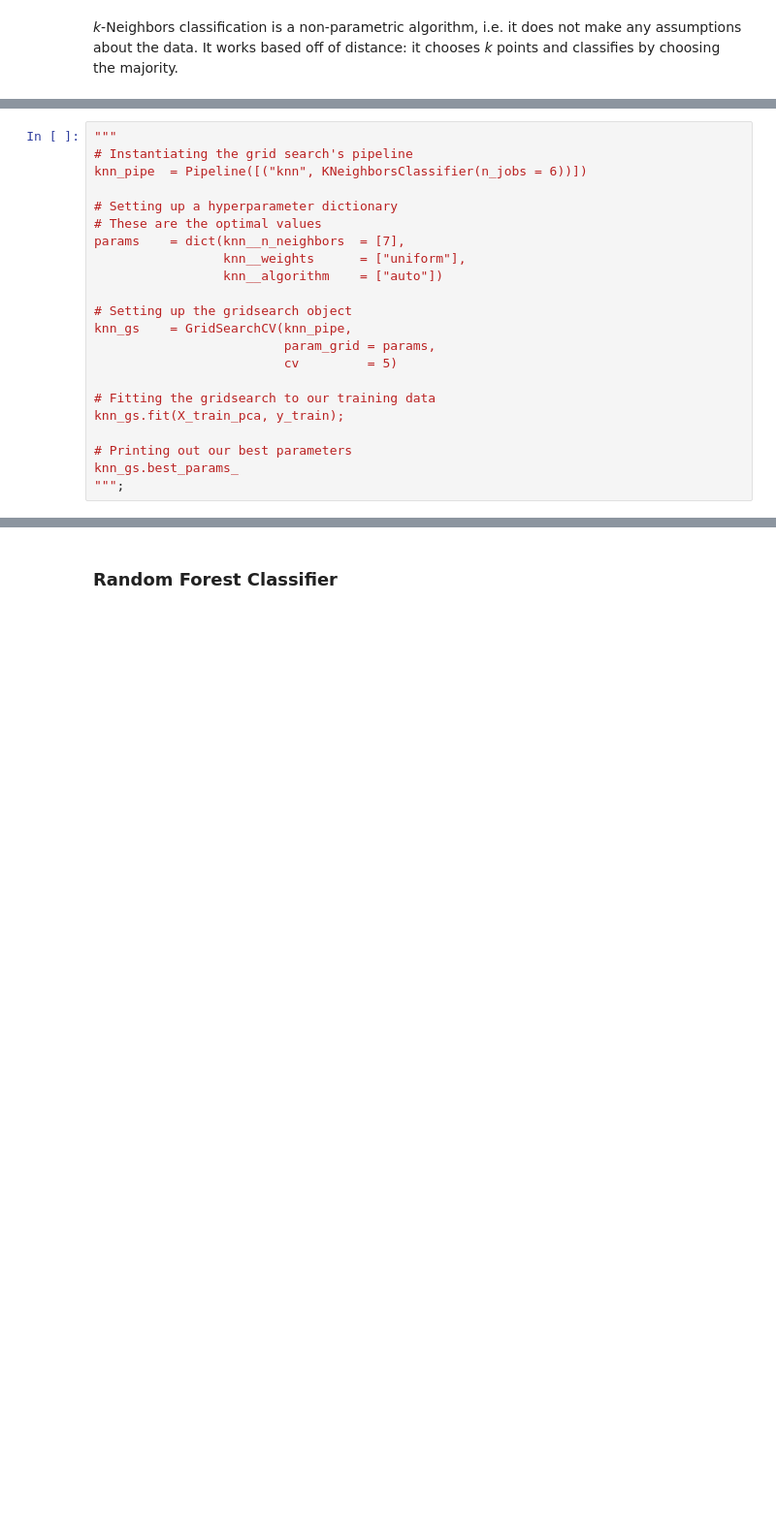
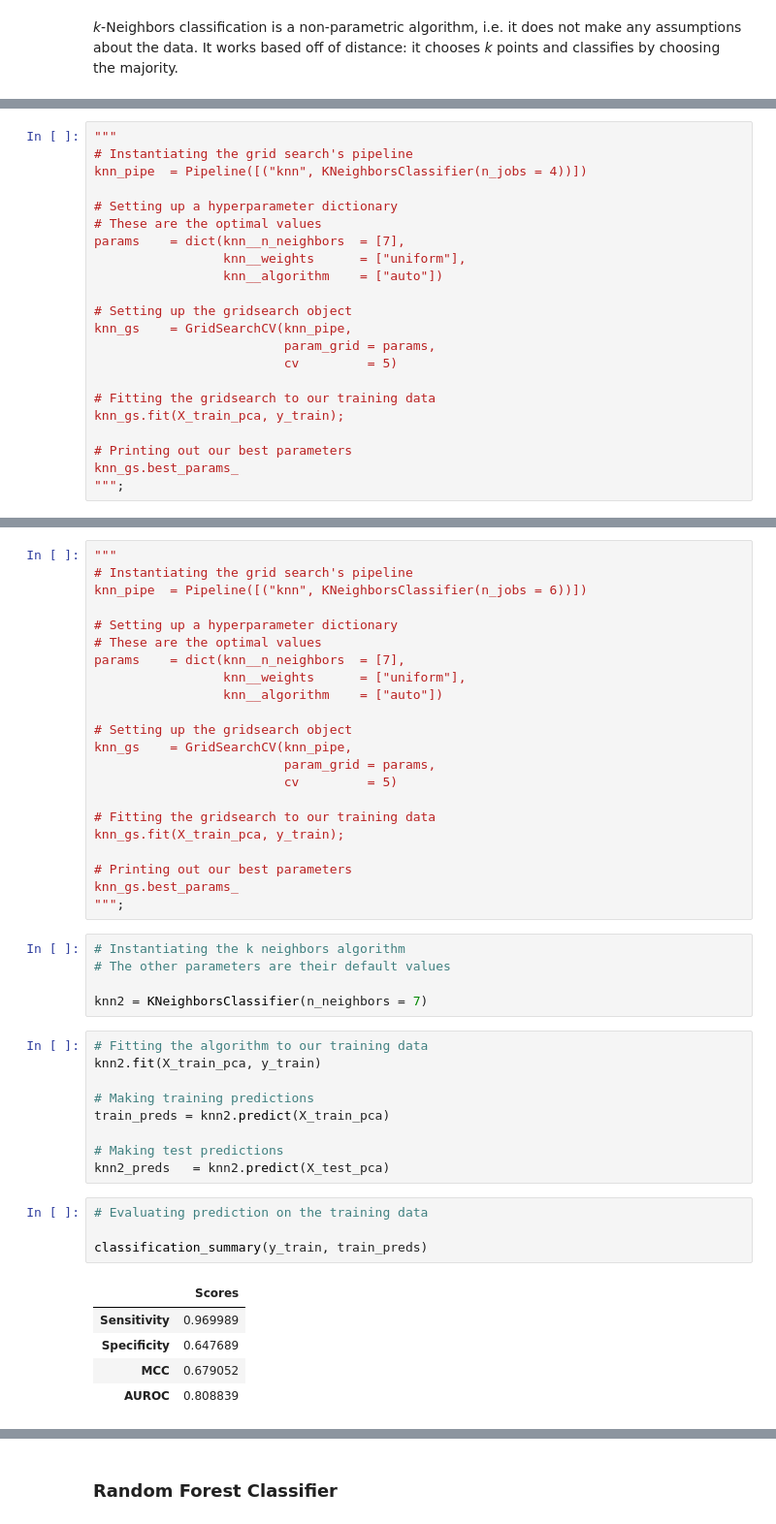
Before and after one commit to a-bergman/Flavors_Of_Physics, a Jupyter notebook: Code/Modeling & Evaluation.ipynb, the cells around one changed output, grey strips where cells are left out. Shown at 97% size. Cells and saved outputs as stored; diff of their text form; blank space fills up the shorter version.

Commit message:
further gridsearching & started running on original data

```diff
--- a/Code/Modeling & Evaluation.ipynb
+++ b/Code/Modeling & Evaluation.ipynb
@@ -155,7 +159,7 @@ _k_-Neighbors classification is a non-parametric algorithm, i.e. it does not mak
 # %%
 """
 # Instantiating the grid search's pipeline
-knn_pipe  = Pipeline([("knn", KNeighborsClassifier(n_jobs = 6))])
+knn_pipe  = Pipeline([("knn", KNeighborsClassifier(n_jobs = 4))])
 
 # Setting up a hyperparameter dictionary
 # These are the optimal values
@@ -203,0 +227,46 @@ confusion_matrix_dataframe(y_test,
+# %%
+"""
+# Instantiating the grid search's pipeline
+knn_pipe  = Pipeline([("knn", KNeighborsClassifier(n_jobs = 6))])
+
+# Setting up a hyperparameter dictionary
+# These are the optimal values
+params    = dict(knn__n_neighbors  = [7],
+                 knn__weights      = ["uniform"],
+                 knn__algorithm    = ["auto"])
+
+# Setting up the gridsearch object
+knn_gs    = GridSearchCV(knn_pipe,
+                         param_grid = params,
+                         cv         = 5)
+
+# Fitting the gridsearch to our training data
+knn_gs.fit(X_train_pca, y_train);
+
+# Printing out our best parameters
+knn_gs.best_params_
+""";
+# %%
+# Instantiating the k neighbors algorithm
+# The other parameters are their default values
+
+knn2 = KNeighborsClassifier(n_neighbors = 7)
+# %%
+# Fitting the algorithm to our training data
+knn2.fit(X_train_pca, y_train)
+
+# Making training predictions
+train_preds = knn2.predict(X_train_pca)
+
+# Making test predictions
+knn2_preds   = knn2.predict(X_test_pca)
+# %%
+# Evaluating prediction on the training data
+
+classification_summary(y_train, train_preds)
+# %% [output]
+|  | Scores |
+| Sensitivity | 0.969989 |
+| Specificity | 0.647689 |
+| MCC | 0.679052 |
+| AUROC | 0.808839 |
```
Also changed, not shown: parts of 22 cells of this notebook.
